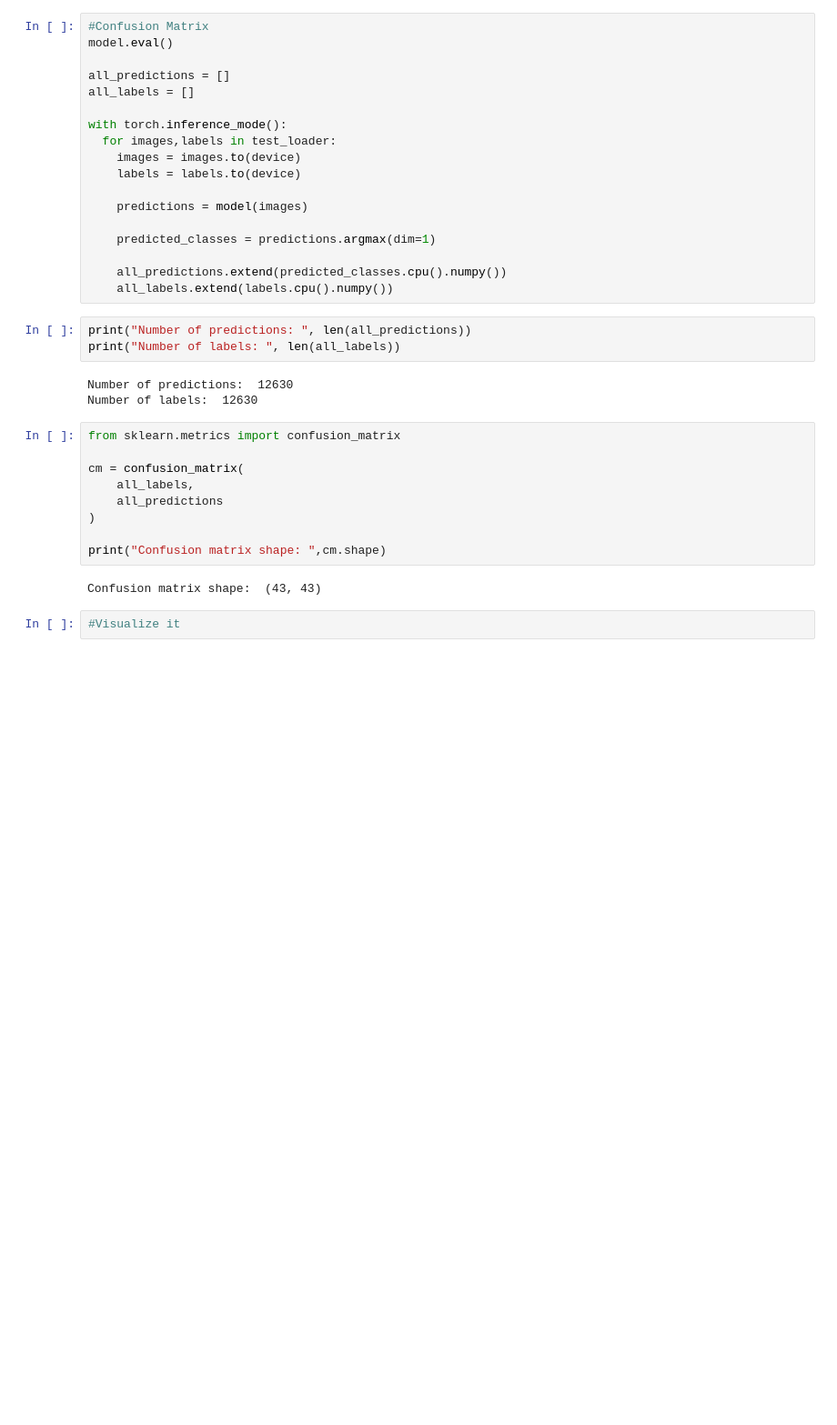
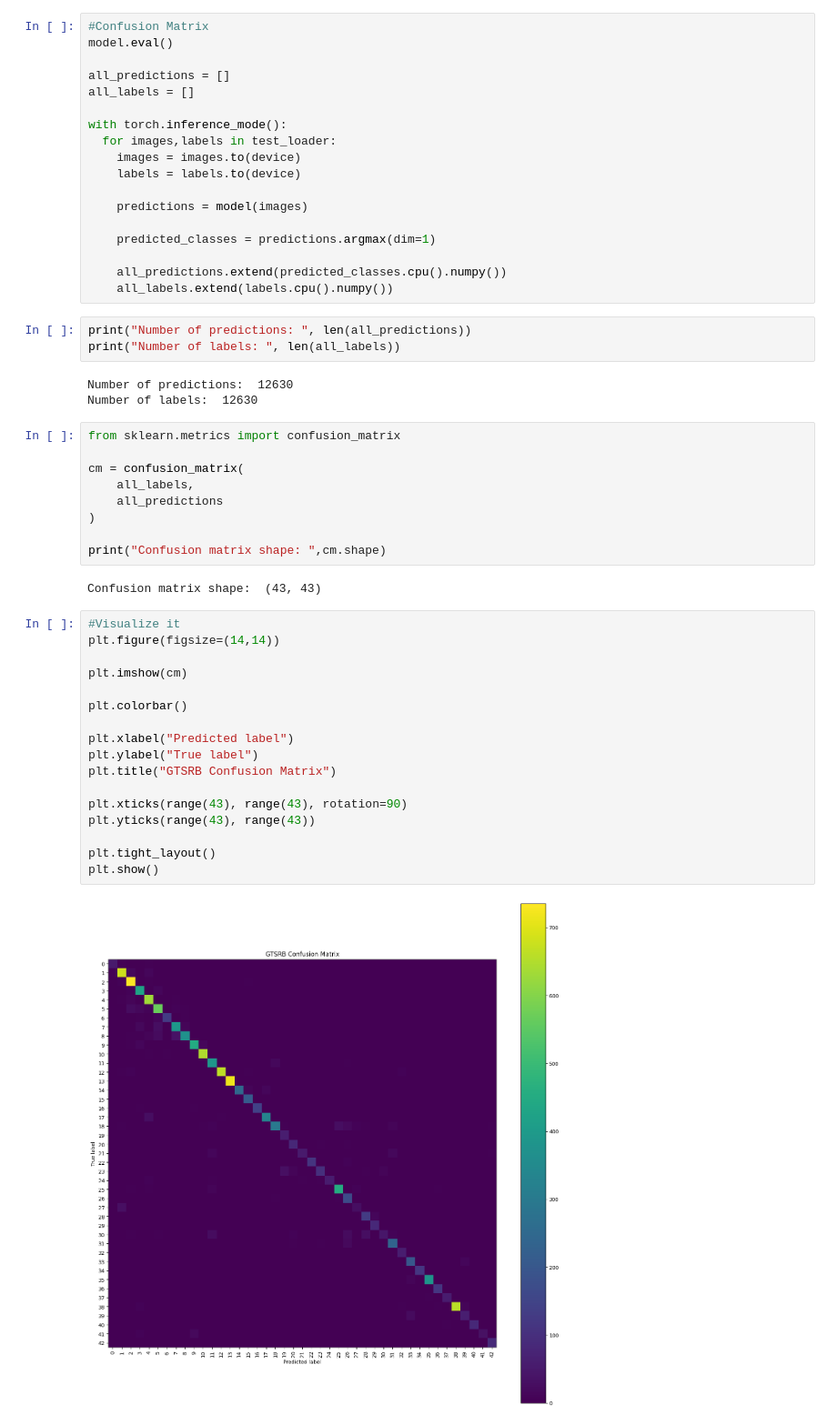
Before and after one commit to RabinPhuyal/Traffic-Sign-Classification-With-Pytorch, a Jupyter notebook: Traffic_Sign_Classification_With_PyTorch.ipynb, the cells around one changed output. Shown at 91% size. Saved outputs shown, nothing was run; the diff lists cells and outputs as text; blank space fills up the shorter version.

Commit message:
Visualize confusion matrix

```diff
--- a/Traffic_Sign_Classification_With_PyTorch.ipynb
+++ b/Traffic_Sign_Classification_With_PyTorch.ipynb
@@ -743,5 +743,22 @@ cm = confusion_matrix(
 print("Confusion matrix shape: ",cm.shape)
 # %% [output]
 Confusion matrix shape:  (43, 43)
-# %%
-#Visualize it
+# %%
+#Visualize it
+plt.figure(figsize=(14,14))
+
+plt.imshow(cm)
+
+plt.colorbar()
+
+plt.xlabel("Predicted label")
+plt.ylabel("True label")
+plt.title("GTSRB Confusion Matrix")
+
+plt.xticks(range(43), range(43), rotation=90)
+plt.yticks(range(43), range(43))
+
+plt.tight_layout()
+plt.show()
+# %% [output]
+[figure, added]
```
